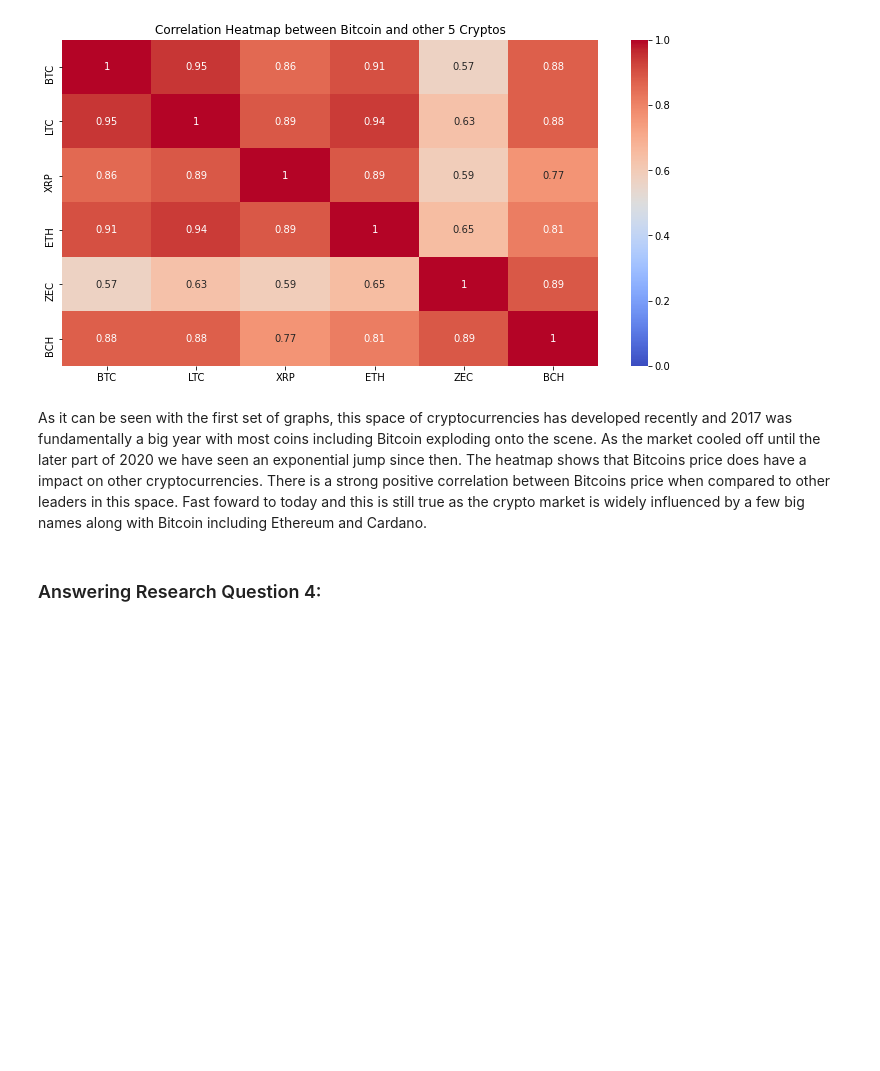
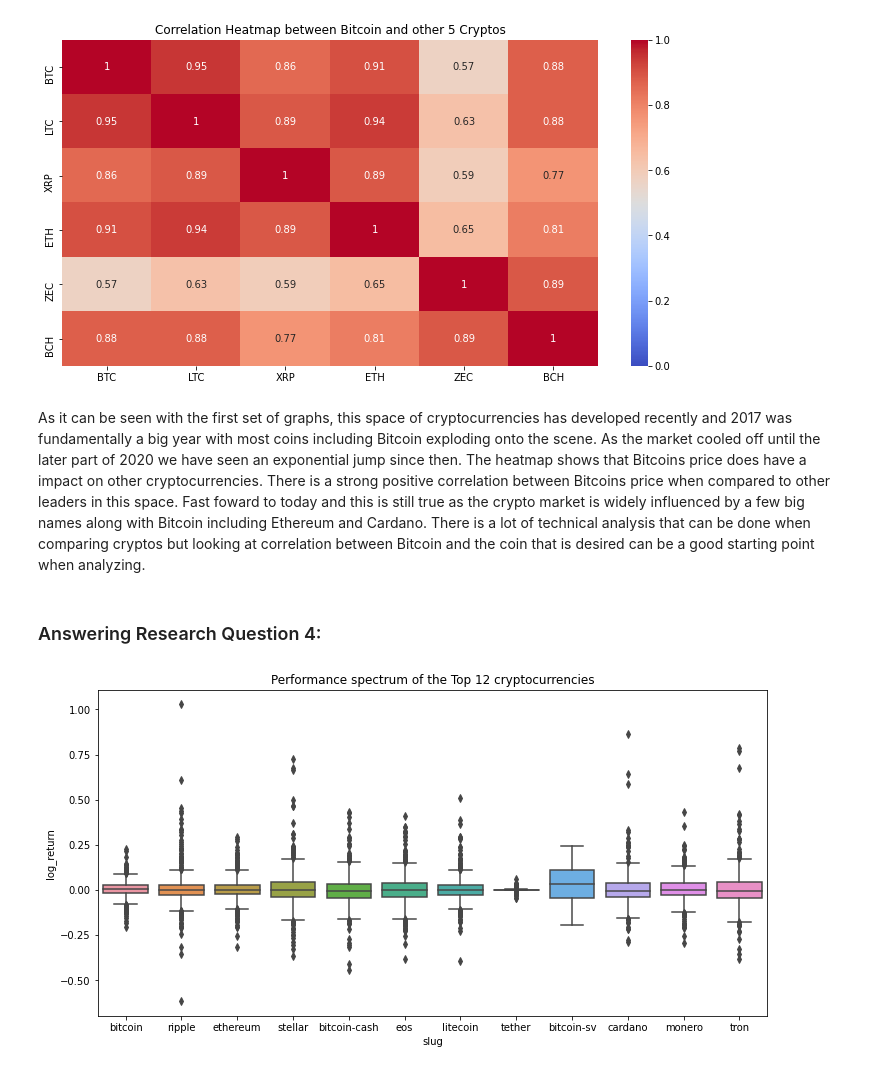
Before and after one commit to ithakker/CISC367FinalIshaanThakker, a Jupyter notebook: final.ipynb, the cells around one changed output. Drawn from its saved outputs; the diff is of its cells as text; code cells hidden in the pictures; blank space fills up the shorter version.

```diff
--- a/final.ipynb
+++ b/final.ipynb
@@ -232,6 +230,15 @@ plt.show()
 # %% [output]
 [figure]
 # %% [markdown]
-As it can be seen with the first set of graphs, this space of cryptocurrencies has developed recently and 2017 was fundamentally a big year with most coins including Bitcoin exploding onto the scene. As the market cooled off until the later part of 2020 we have seen an exponential jump since then. The heatmap shows that Bitcoins price does have a impact on other cryptocurrencies. There is a strong positive correlation between Bitcoins price when compared to other leaders in this space. Fast foward to today and this is still true as the crypto market is widely influenced by a few big names along with Bitcoin including Ethereum and Cardano.
+As it can be seen with the first set of graphs, this space of cryptocurrencies has developed recently and 2017 was fundamentally a big year with most coins including Bitcoin exploding onto the scene. As the market cooled off until the later part of 2020 we have seen an exponential jump since then. The heatmap shows that Bitcoins price does have a impact on other cryptocurrencies. There is a strong positive correlation between Bitcoins price when compared to other leaders in this space. Fast foward to today and this is still true as the crypto market is widely influenced by a few big names along with Bitcoin including Ethereum and Cardano. There is a lot of technical analysis that can be done when comparing cryptos but looking at correlation between Bitcoin and the coin that is desired can be a good starting point when analyzing.
 # %% [markdown]
 ### Answering Research Question 4:
+# %%
+crypto2017 = crypto[crypto.date.dt.year >= 2017]
+crypto2017 = crypto2017[crypto2017['market'] > 0]
+fig, ax = plt.subplots(figsize= (12,6))
+ax.set_title('Performance spectrum of the Top 12 cryptocurrencies')
+sns.boxplot('slug', 'log_return', data = crypto2017[crypto2017.ranknow <= 12], ax = ax)
+plt.show()
+# %% [output]
+[figure, added]
```
Also changed, not shown: parts of 17 cells of this notebook, 2 other files.
